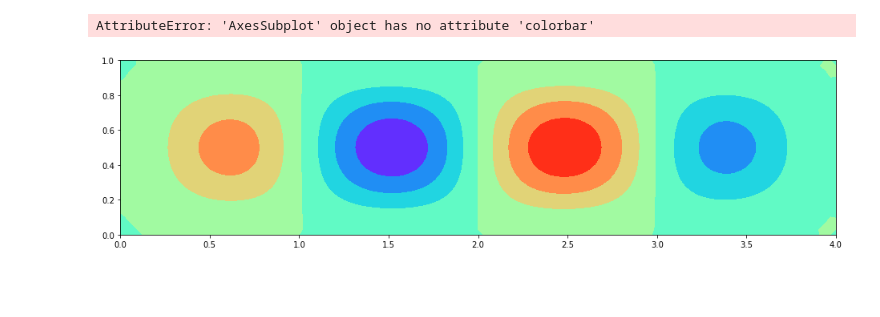
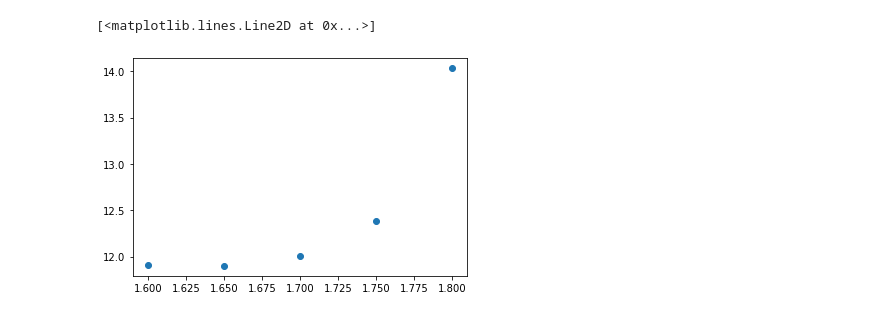
Before and after one commit to che4web/flow, a Jupyter notebook: Без названия.ipynb, the cells around one changed output. Drawn from its saved outputs; the diff is of its cells as text; code cells hidden in the pictures; blank space fills up the shorter version.

```diff
--- a/Без названия.ipynb
+++ b/Без названия.ipynb
@@ -88,7 +87,20 @@ array([[30.458222, 30.458222, 30.458222, ..., 30.458222, 30.458222,
 # %%
+omega = [
+    (1.65,1.1900e1,9.8500e1),
+    (1.7,1.2011e1,9.3000e1),
+    (1.8,1.4032e1,7.9000e1),
+    (1.75,1.2385e1,8.7000e1),
+    (1.60,1.1914e1,1.0300e2)
+
+
+
+]
-# %% [output]
-AttributeError: 'AxesSubplot' object has no attribute 'colorbar'
-[figure, removed]
+# %%
+p = np.array(omega).T
+plt.plot(p[0],p[1],' o')
+# %% [output]
+[<matplotlib.lines.Line2D at 0x...>]
+[figure, added]
 # %%
 df = pd.read_csv('foo.csv')
 # %%
```
Also changed, not shown: parts of 8 cells of this notebook, 10 other files.
